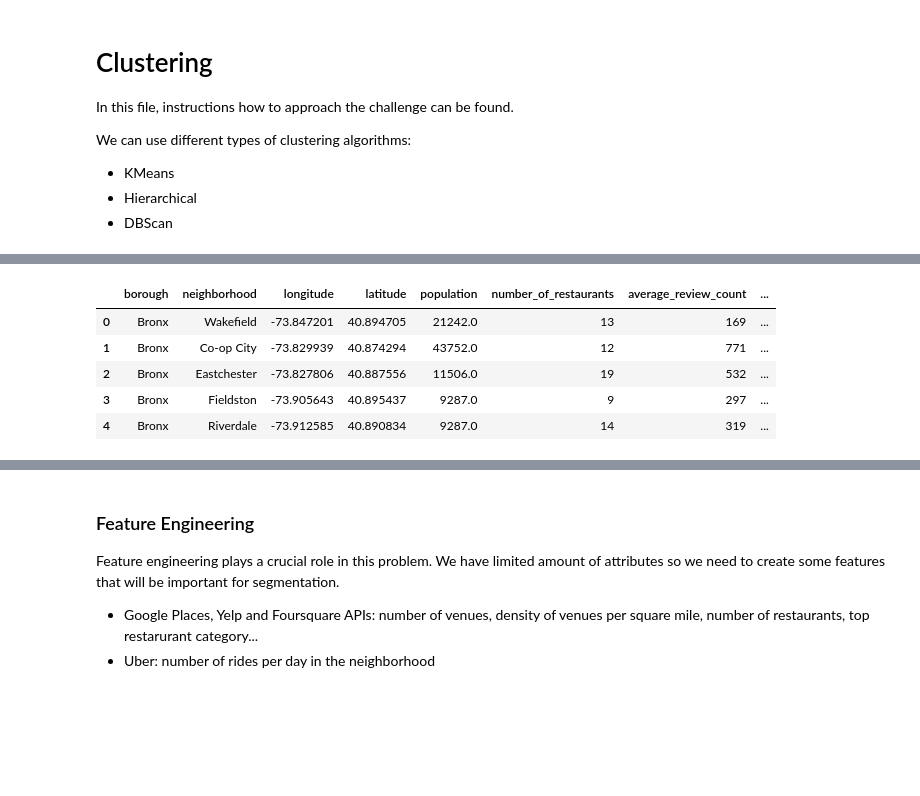
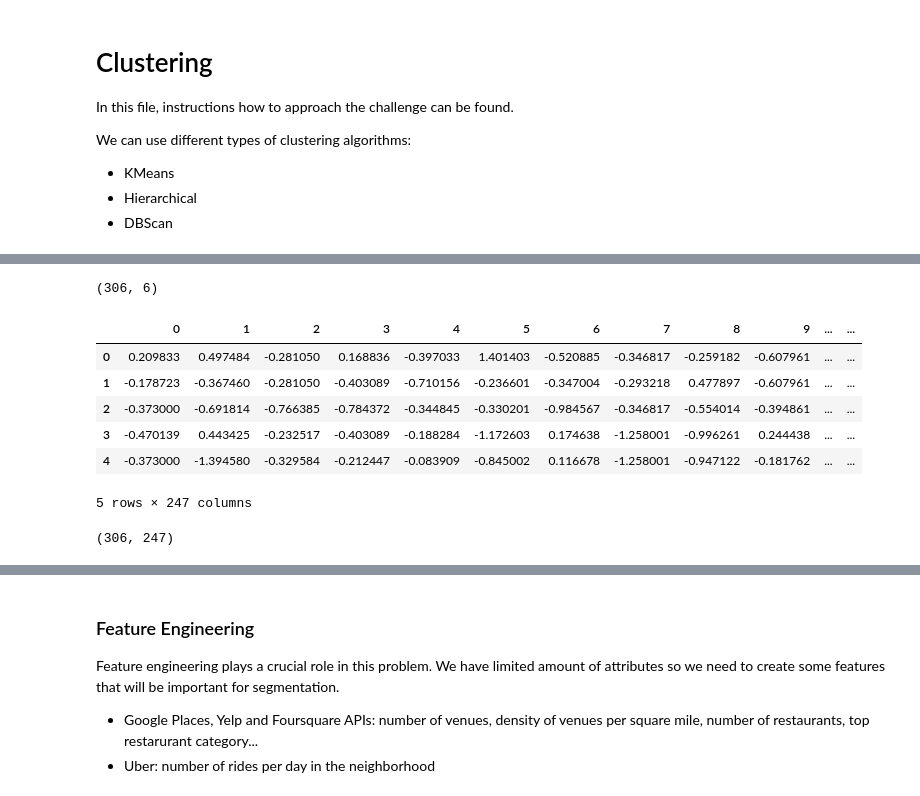
Before and after one commit to ktamkee/NYC_midterm_project, a Jupyter notebook: svc/modeling.ipynb, the cells around one changed output, grey strips where cells are left out. Drawn from its saved outputs; the diff is of its cells as text; code cells hidden in the pictures; blank space fills up the shorter version.

Commit message:
updating models

```diff
--- a/svc/modeling.ipynb
+++ b/svc/modeling.ipynb
@@ -15,12 +40,20 @@ import seaborn as sns
+# %%
+neighborhoods.shape
+# %% [output]
+(306, 6)
 # %%
-# import data
-data = pd.read_csv('/Users/karina/GitHub/NYC_midterm_project/data/main_dataset.csv')
-data = data.iloc[:, 2:]
-data.head()
+# Import scaled feature data
+features_scaled = pd.read_csv('/Users/karina/GitHub/NYC_midterm_project/data/final_datasets/features_scaled_modeling.csv')
+features_scaled.head()
 # %% [output]
-|  | borough | neighborhood | longitude | latitude | population | number_of_restaurants | average_review_count | ... |
-| 0 | Bronx | Wakefield | -73.847201 | 40.894705 | 21242.0 | 13 | 169 | ... |
-| 1 | Bronx | Co-op City | -73.829939 | 40.874294 | 43752.0 | 12 | 771 | ... |
-| 2 | Bronx | Eastchester | -73.827806 | 40.887556 | 11506.0 | 19 | 532 | ... |
-| 3 | Bronx | Fieldston | -73.905643 | 40.895437 | 9287.0 | 9 | 297 | ... |
-| 4 | Bronx | Riverdale | -73.912585 | 40.890834 | 9287.0 | 14 | 319 | ... |
+|  | 0 | 1 | 2 | 3 | 4 | 5 | 6 | 7 | 8 | 9 | ... | ... |
+| 0 | 0.209833 | 0.497484 | -0.281050 | 0.168836 | -0.397033 | 1.401403 | -0.520885 | -0.346817 | -0.259182 | -0.607961 | ... | ... |
+| 1 | -0.178723 | -0.367460 | -0.281050 | -0.403089 | -0.710156 | -0.236601 | -0.347004 | -0.293218 | 0.477897 | -0.607961 | ... | ... |
+| 2 | -0.373000 | -0.691814 | -0.766385 | -0.784372 | -0.344845 | -0.330201 | -0.984567 | -0.346817 | -0.554014 | -0.394861 | ... | ... |
+| 3 | -0.470139 | 0.443425 | -0.232517 | -0.403089 | -0.188284 | -1.172603 | 0.174638 | -1.258001 | -0.996261 | 0.244438 | ... | ... |
+| 4 | -0.373000 | -1.394580 | -0.329584 | -0.212447 | -0.083909 | -0.845002 | 0.116678 | -1.258001 | -0.947122 | -0.181762 | ... | ... |
+5 rows × 247 columns
+# %%
+features_scaled.shape
+# %% [output]
+(306, 247)
```
Also changed, not shown: parts of 48 cells of this notebook, 5 other files.
